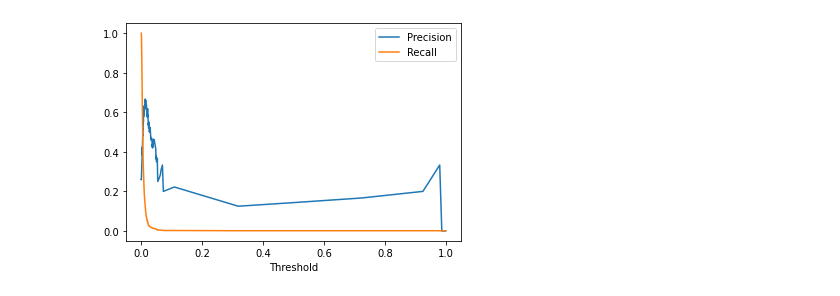
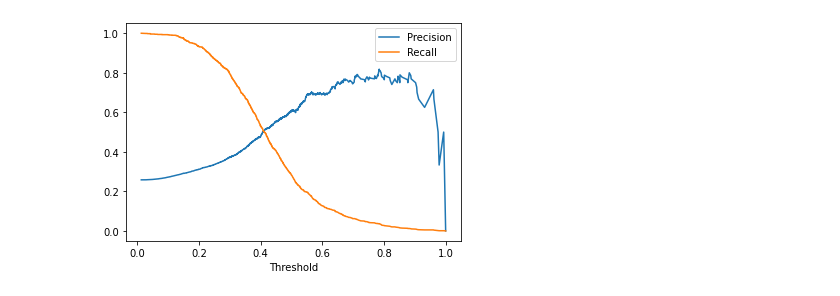
Before and after one commit to broggoli/iml-project, a Jupyter notebook: Task2/train.ipynb, the cells around one changed output. Cells and saved outputs as stored; diff of their text form; code cells hidden in the pictures.

Commit message:
adjusted the training

```diff
--- a/Task2/train.ipynb
+++ b/Task2/train.ipynb
@@ -48,16 +48,15 @@ preprocessed_test_features.fillna(preprocessed_train_features.mean(), inplace=Tr
 # %%
 
 preprocessed_train_features.sort_values('pid', inplace=True)
-preprocessed_test_features.sort_values('pid', inplace=True)
+# preprocessed_test_features.sort_values('pid', inplace=True)
 train_labels.sort_values('pid', inplace=True)
 
 # 1. Subtask
-labels_to_predict = ["LABEL_BaseExcess", "LABEL_Fibrinogen", "LABEL_AST", "LABEL_Alkalinephos", "LABEL_Bilirubin_total", "LABEL_Lactate", "LABEL_TroponinI", "LABEL_SaO2", "LABEL_Bilirubin_direct", "LABEL_EtCO2"]
+labels_to_predict = ["LABEL_BaseExcess", "LABEL_Fibrinogen", "LABEL_AST", "LABEL_Alkalinephos", "LABEL_Bilirubin_total", "LABEL_Lactate", "LABEL_TroponinI", "LABEL_SaO2", "LABEL_Bilirubin_direct", "LABEL_EtCO2", "LABEL_Sepsis"]
 y1 = train_labels[labels_to_predict]
 print(y1.info())
-preprocessed_train_features.drop('pid', axis=1, inplace=True)
-preprocessed_test_pids = preprocessed_test_features["pid"]
-preprocessed_test_features.drop('pid', axis=1, inplace=True)
+# preprocessed_test_pids = preprocessed_test_features["pid"]
+# preprocessed_test_features.drop('pid', axis=1, inplace=True)
 # %% [output]
 <class 'pandas.core.frame.DataFrame'>
 Int64Index: 18995 entries, 0 to 14406
@@ -165,7 +165,7 @@ from sklearn import preprocessing
 preds_arr = []
 for label in labels_to_predict:
     print(label)
-    # clf = LogisticRegressionCV(class_weight='balanced', penalty='l2', n_jobs=6, cv=10, max_iter=1000, scoring="roc_auc", random_state=seed)
+    clf = LogisticRegressionCV(class_weight='balanced', penalty='l2', n_jobs=6, cv=10, max_iter=1000, scoring="roc_auc", random_state=seed)
     # clf = LinearSVC(probability=True, class_weight='balanced', kernel='linear')
     # regr = make_pipeline(StandardScaler(), SVR(C=1, epsilon=0.1))
 
@@ -186,53 +186,55 @@ for label in labels_to_predict:
     # print("Best parameter (CV score=%0.3f):" % search.best_score_)
     # print(search.best_params_)
 
-    # wanted_features = [l for l in X_train.columns if "_".join(label.split("_")[1:]) in l]
-    # wanted_features.append("Age")
-    # print(wanted_features)
-    # X_train_filtered = X_train#[wanted_features]
-    # X_test_filtered = X_test#[wanted_features]
+    wanted_features = [l for l in X_train.columns if "_".join(label.split("_")[1:]) in l]
+    wanted_features.append("Age")
+    print(wanted_features)
+    X_train_filtered = X_train.drop('pid', axis=1)#[wanted_features]
+    X_test_filtered = X_test.drop('pid', axis=1)#[wanted_features]
     # print(X_train_filtered)
 
-    # scaler = preprocessing.StandardScaler().fit(X_train_filtered)
-    # X_train_scaled = scaler.transform(X_train_filtered)
-    # X_test_scaled = scaler.transform(X_test_filtered)
+    scaler = preprocessing.StandardScaler().fit(X_train_filtered)
+    X_train_scaled = scaler.transform(X_train_filtered)
+    X_test_scaled = scaler.transform(X_test_filtered)
+    preprocessed_test_scaled = scaler.transform(preprocessed_test_features.drop("pid", axis=1))
     # print(X_train_scaled)
-    # clf.fit(X_train_scaled, y_train[label])
+    clf.fit(X_train_scaled, y_train[label])
     # print(X_train_filtered)
     # cv.fit(X_train_filtered, y_train[label])
 
-    model = Sequential() # create a sequential model
-    model.add(Dense(1000, # output neurons in layer
-            input_dim=X_train.shape[1], # number of inputs
-            activation='relu')) # activation function
-    model.add(BatchNormalization())
-    model.add(Dense(1000, activation='relu')) # hidden layer
-    model.add(Dropout(0.5))
+    # model = Sequential() # create a sequential model
+    # model.add(Dense(12, # output neurons in layer
+    #         input_dim=X_train_filtered.shape[1], # number of inputs
+    #         activation='relu')) # activation function
     # model.add(BatchNormalization())
-    model.add(Dense(2, activation='softmax')) # output layer
-    model.summary()
+    # model.add(Dense(12, activation='relu')) # hidden layer
+    # # model.add(Dropout(0.5))
+    # # model.add(BatchNormalization())
+    # model.add(Dense(1, activation='sigmoid')) # output layer
+    # model.summary()
 
-    # fit the model
-    callback = EarlyStopping(monitor='val_loss', patience=1, restore_best_weights=True)
-    model.compile(loss='binary_crossentropy', # cost function
-              optimizer='adam', # use adam as the optimizer
-              metrics=['accuracy', keras.metrics.AUC(),f1_m,precision_m, recall_m]) # compute accuracy, for scoring
-    model_info = model.fit(X_train, to_categorical(y_train[label]),
-        epochs=100,
-        validation_split=.10,
-        callbacks=[callback])
+    # # fit the model
+    # callback = EarlyStopping(monitor='val_loss', patience=1, restore_best_weights=True)
+    # model.compile(loss='binary_crossentropy', # cost function
+    #           optimizer='adam', # use adam as the optimizer
+    #           metrics=['accuracy', keras.metrics.AUC(),f1_m,precision_m, recall_m]) # compute accuracy, for scoring
+    # model_info = model.fit(X_train_filtered, y_train[label],
+    #     epochs=100,
+    #     validation_split=.10,
+    #     callbacks=[callback])
 
     # loss, accuracy, auc, f1_score, precision, recall = model.evaluate(X_test, to_categorical(y_test[label]), verbose=1)
     # print(f"loss: {loss}, auc: {auc}, accuracy: {accuracy}, f1_score: {f1_score}, precision: {precision}, recall: {recall}")
-    pred = model.predict(X_test)
-    pred_train = model.predict(X_train)
-    pred_test = model.predict(preprocessed_test_features)
+    # pred = model.predict(X_test_filtered)
+    # pred_train = model.predict(X_train_filtered)
+    # pred_test = model.predict(preprocessed_test_features.drop("pid", axis=1))#[wanted_features])
     print(pred, pred_train)
-    pred = pred.squeeze()[:,1]
-    pred_train = pred_train.squeeze()[:,1]
-    pred_test = pred_test.squeeze()[:,1]
-    # pred = clf.predict_proba(X_test_scaled)[:, 1]
-    # pred_train = clf.predict_proba(X_train_scaled)[:, 1]
+    # pred = pred.squeeze()[:,1]
+    # pred_train = pred_train.squeeze()[:,1]
+    # pred_test = pred_test.squeeze()[:,1]
+    pred = clf.predict_proba(X_test_scaled)[:, 1]
+    pred_train = clf.predict_proba(X_train_scaled)[:, 1]
+    pred_test = clf.predict_proba(preprocessed_test_scaled)[:, 1]
     # pred = cv.predict(X_test_scaled)
     # pred_train = cv.predict(X_train_scaled)
     print(pred, pred.var())
@@ -261,10 +263,5 @@ for label in labels_to_predict:
     plt.xlabel('False Positive Rate')
     plt.ylabel('True Positive Rate')
     plt.show()
-
-preds_arr.append(preprocessed_test_pids)
-preds = pd.concat(preds_arr, axis=1)
-preds["pid"] = preds["pid"].astype(int)
-print(preds)
 # %% [output]
 LABEL_BaseExcess
@@ -287 +308 @@ _________________________________________________________________
-[figure, old version]
+[figure, new version]
```
Also changed, not shown: parts of 9 cells of this notebook, 1 other file.
